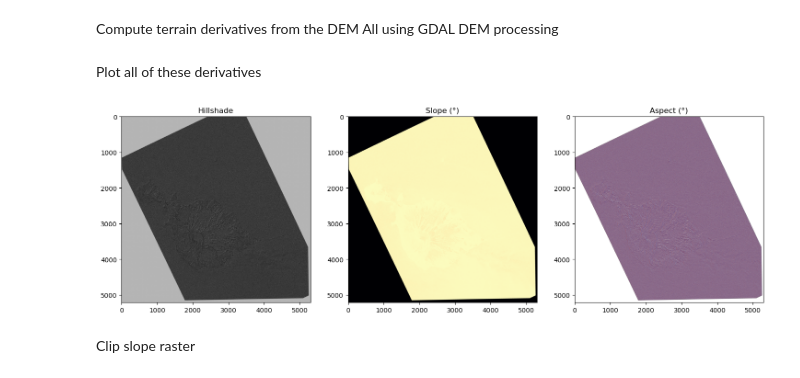
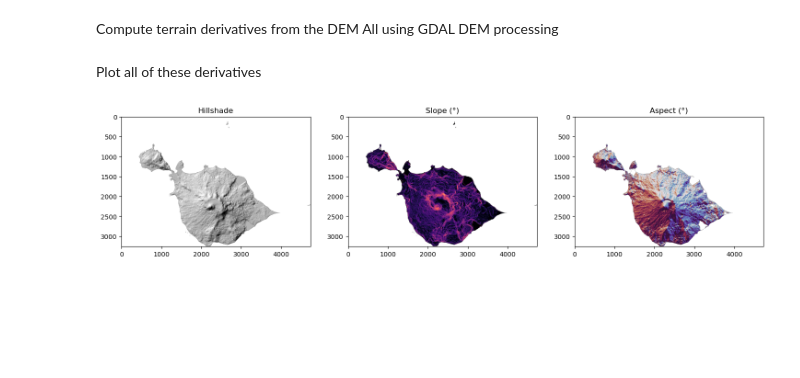
Before and after one commit to University-of-Tasmania-GPSS/AT3_Group2_2026, a Jupyter notebook: 04_Geomorphology.ipynb, the cells around one changed output. Saved outputs shown, nothing was run; the diff lists cells and outputs as text; code cells hidden in the pictures; blank space fills up the shorter version.

Commit message:
Geomorphology notebook working with no errors

```diff
--- a/04_Geomorphology.ipynb
+++ b/04_Geomorphology.ipynb
@@ -512,6 +510,14 @@ with plt.style.context("dark_background"), plt.rc_context(book_plot_style):
 Compute terrain derivatives from the DEM
 All using GDAL DEM processing
 # %%
+## Define terrain derivative functions ##
+
+from osgeo import gdal
+
+gdal.UseExceptions()
+
+terrain_dir = geomorphology_dir / "terrain"
+terrain_dir.mkdir(parents = True, exist_ok = True)
 def slope(dem_path, out_path, units="degree", scale=None, compute_edges=True):
     """Slope raster. units: 'degree' or 'percent'."""
     opts = gdal.DEMProcessingOptions(
@@ -556,22 +562,25 @@ def hillshade(dem_path, out_path, azimuth=315, altitude=45, z_factor=1.0,
 # %% [markdown]
 Plot all of these derivatives
 # %%
+import os
+
+# Save the derivatives next to the other geomorphology outputs.
+DEM_DIR = terrain_dir
+
 slope_path     = slope(dem_path, os.path.join(DEM_DIR, "slope.tif"))
 aspect_path    = aspect(dem_path, os.path.join(DEM_DIR, "aspect.tif"))
 hillshade_path = hillshade(dem_path, os.path.join(DEM_DIR, "hillshade.tif"))
 
 
 def read_masked(path):
     with rasterio.open(path) as src:
         return src.read(1, masked=True)   # nodata automatically masked
 
 
 fig, ax = plt.subplots(1, 3, figsize=(18, 6))
 ax[0].imshow(read_masked(hillshade_path), cmap="gray");  ax[0].set_title("Hillshade")
 ax[1].imshow(read_masked(slope_path), cmap="magma");     ax[1].set_title("Slope (°)")
 ax[2].imshow(read_masked(aspect_path), cmap="twilight"); ax[2].set_title("Aspect (°)")
 plt.show()
 # %% [output]
-[figure, old version]
+[figure, new version]
-# %% [markdown]
-Clip slope raster
```
Also changed, not shown: parts of 5 cells of this notebook, 4 other files.
